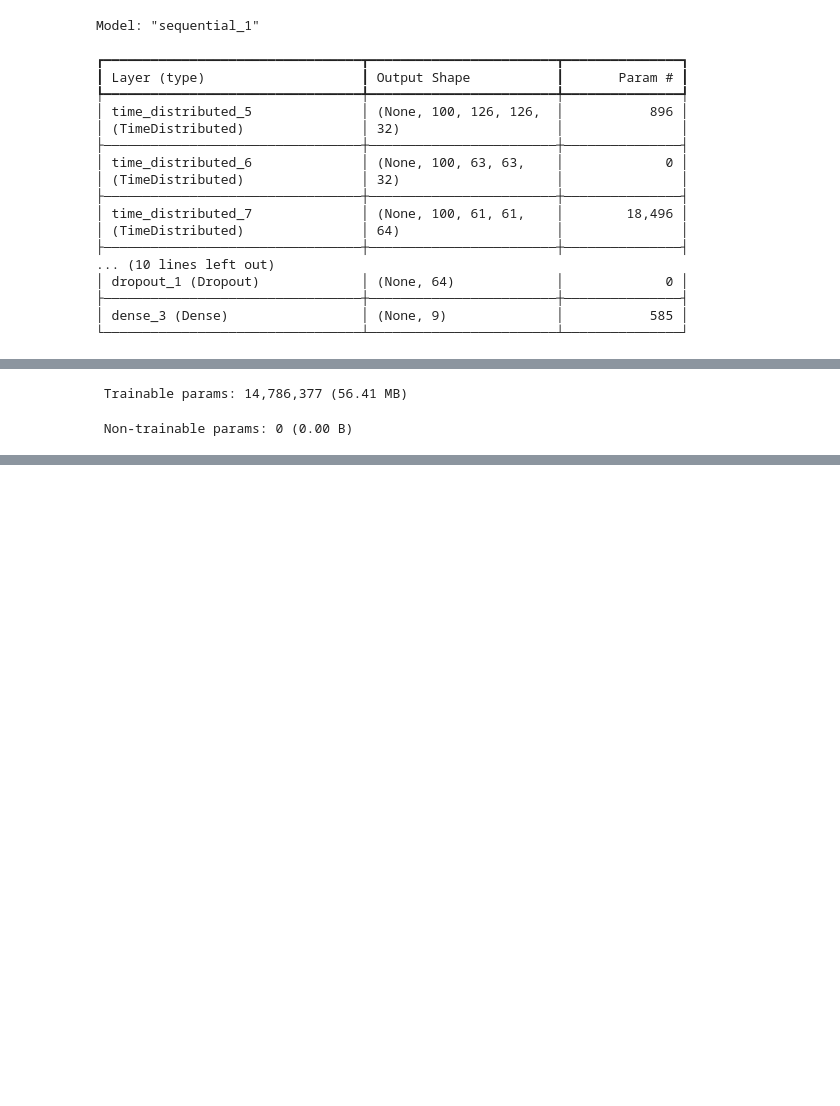
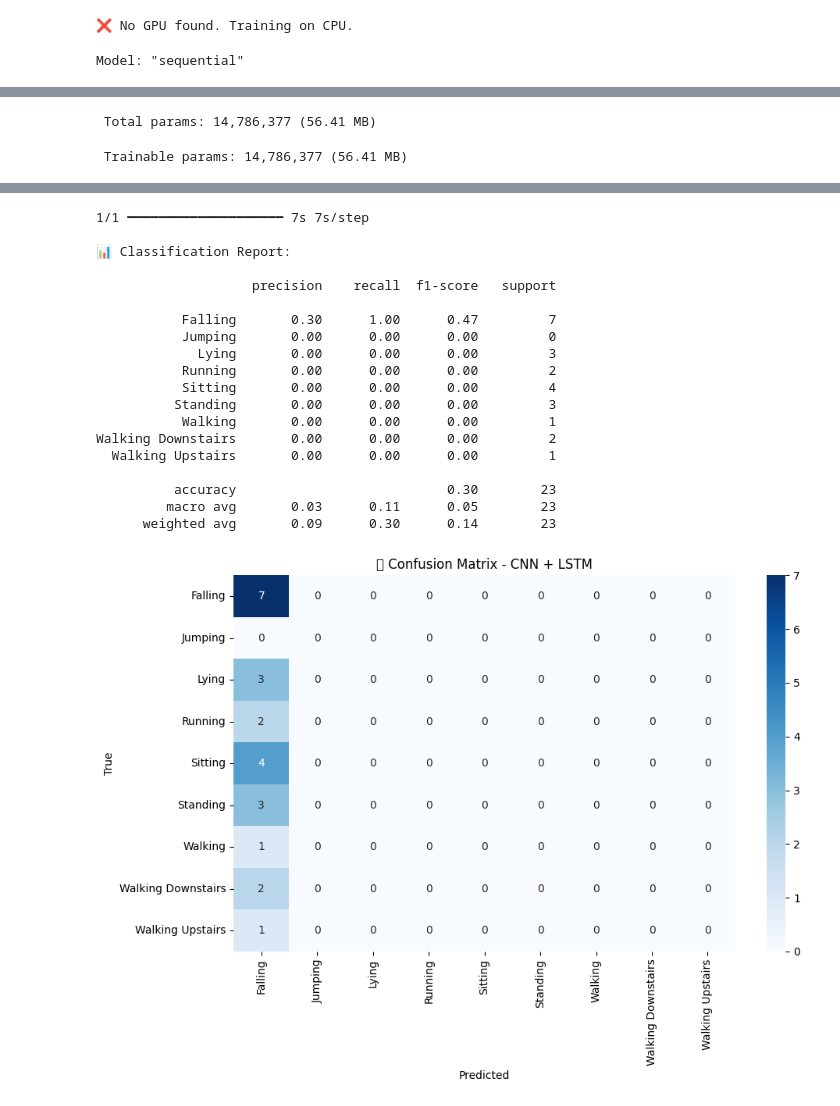
Before and after one commit to MADEYE42/TimeSeriesAnomalyDetection, a Jupyter notebook: CNN_LSTM_Trainer.ipynb, the cells around one changed output, grey strips where cells are left out. Saved outputs shown, nothing was run; the diff lists cells and outputs as text; code cells hidden in the pictures; blank space fills up the shorter version.

```diff
--- a/CNN_LSTM_Trainer.ipynb
+++ b/CNN_LSTM_Trainer.ipynb
@@ -9,6 +9,19 @@ from sklearn.metrics import classification_report, confusion_matrix
 import matplotlib.pyplot as plt
 import seaborn as sns
 import json
+import os
+
+# === Enable GPU growth (prevent OOM) ===
+gpus = tf.config.experimental.list_physical_devices('GPU')
+if gpus:
+    try:
+        for gpu in gpus:
+            tf.config.experimental.set_memory_growth(gpu, True)
+        print(f"✅ Using GPU(s): {[gpu.name for gpu in gpus]}")
+    except RuntimeError as e:
+        print("⚠️ Error setting GPU memory growth:", e)
+else:
+    print("❌ No GPU found. Training on CPU.")
 
 # === Load Data ===
 X = np.load("X.npy") / 255.0  # Normalize
@@ -56,17 +69,23 @@ model.save("cnn_lstm_model.h5")
 
 # === Evaluate ===
 y_pred = model.predict(X_test).argmax(axis=1)
+
+# Ensure classification report supports all labels
+labels = list(range(len(label_dict)))
+target_names = [idx_to_label[i] for i in labels]
+
 print("\n📊 Classification Report:\n")
-print(classification_report(y_test, y_pred, target_names=list(label_dict.keys())))
+print(classification_report(y_test, y_pred, labels=labels, target_names=target_names))
 
 # === Confusion Matrix ===
+cm = confusion_matrix(y_test, y_pred, labels=labels)
 plt.figure(figsize=(10, 7))
 sns.heatmap(
-    confusion_matrix(y_test, y_pred),
+    cm,
     annot=True,
     fmt='d',
-    xticklabels=label_dict.keys(),
-    yticklabels=label_dict.keys(),
+    xticklabels=target_names,
+    yticklabels=target_names,
     cmap="Blues"
 )
 plt.title("📉 Confusion Matrix - CNN + LSTM")
@@ -75,21 +94,5 @@ plt.ylabel("True")
 plt.tight_layout()
 plt.show()
 # %% [output]
-Model: "sequential_1"
+❌ No GPU found. Training on CPU.
-┏━━━━━━━━━━━━━━━━━━━━━━━━━━━━━━━━━┳━━━━━━━━━━━━━━━━━━━━━━━━┳━━━━━━━━━━━━━━━┓
-┃ Layer (type)                    ┃ Output Shape           ┃       Param # ┃
-┡━━━━━━━━━━━━━━━━━━━━━━━━━━━━━━━━━╇━━━━━━━━━━━━━━━━━━━━━━━━╇━━━━━━━━━━━━━━━┩
-│ time_distributed_5              │ (None, 100, 126, 126,  │           896 │
-│ (TimeDistributed)               │ 32)                    │               │
-├─────────────────────────────────┼────────────────────────┼───────────────┤
-│ time_distributed_6              │ (None, 100, 63, 63,    │             0 │
-│ (TimeDistributed)               │ 32)                    │               │
-├─────────────────────────────────┼────────────────────────┼───────────────┤
-│ time_distributed_7              │ (None, 100, 61, 61,    │        18,496 │
-│ (TimeDistributed)               │ 64)                    │               │
-├─────────────────────────────────┼────────────────────────┼───────────────┤
-... (10 lines left out)
-│ dropout_1 (Dropout)             │ (None, 64)             │             0 │
-├─────────────────────────────────┼────────────────────────┼───────────────┤
-│ dense_3 (Dense)                 │ (None, 9)              │           585 │
-└─────────────────────────────────┴────────────────────────┴───────────────┘
+Model: "sequential"
@@ -97,2 +116,2 @@ Model: "sequential_1"
- Trainable params: 14,786,377 (56.41 MB)
+ Total params: 14,786,377 (56.41 MB)
- Non-trainable params: 0 (0.00 B)
+ Trainable params: 14,786,377 (56.41 MB)
@@ -102,0 +140,20 @@ Epoch 2/10
+1/1 ━━━━━━━━━━━━━━━━━━━━ 7s 7s/step
+
+📊 Classification Report:
+
+                    precision    recall  f1-score   support
+
+           Falling       0.30      1.00      0.47         7
+           Jumping       0.00      0.00      0.00         0
+             Lying       0.00      0.00      0.00         3
+           Running       0.00      0.00      0.00         2
+           Sitting       0.00      0.00      0.00         4
+          Standing       0.00      0.00      0.00         3
+           Walking       0.00      0.00      0.00         1
+Walking Downstairs       0.00      0.00      0.00         2
+  Walking Upstairs       0.00      0.00      0.00         1
+
+          accuracy                           0.30        23
+         macro avg       0.03      0.11      0.05        23
+      weighted avg       0.09      0.30      0.14        23
+[figure, added]
```
Also changed, not shown: parts of 3 cells of this notebook, 6 other files.
